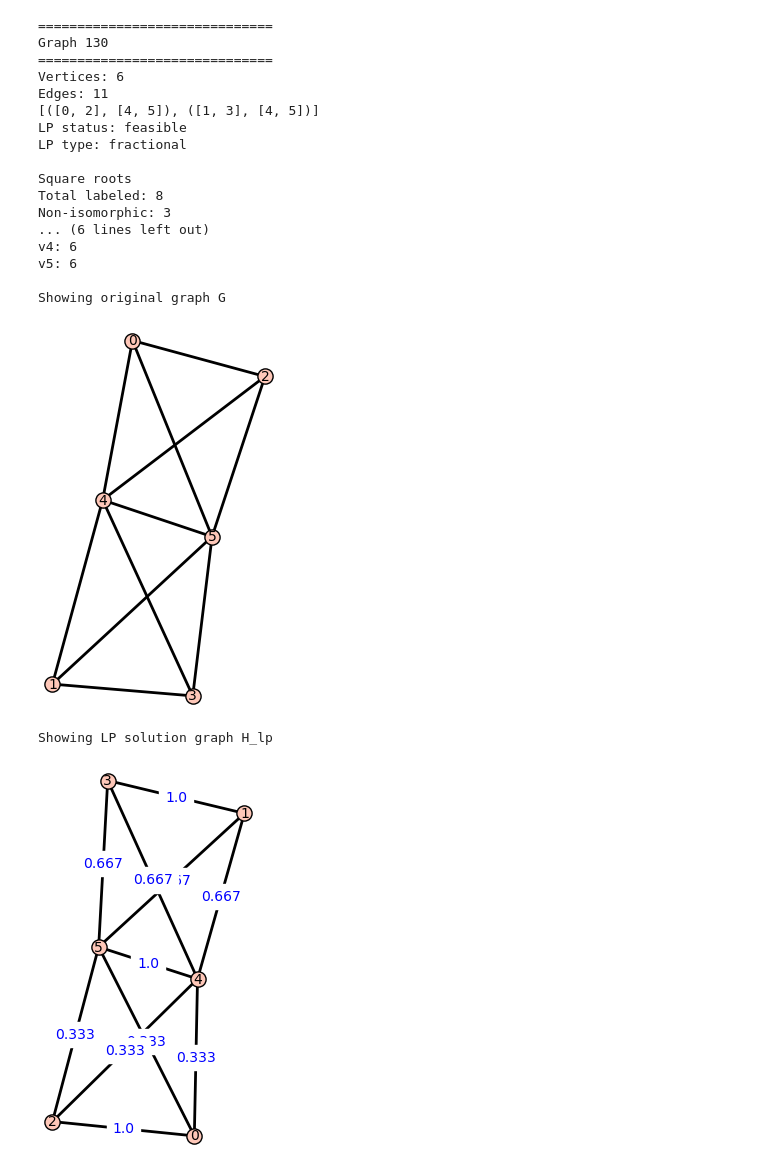
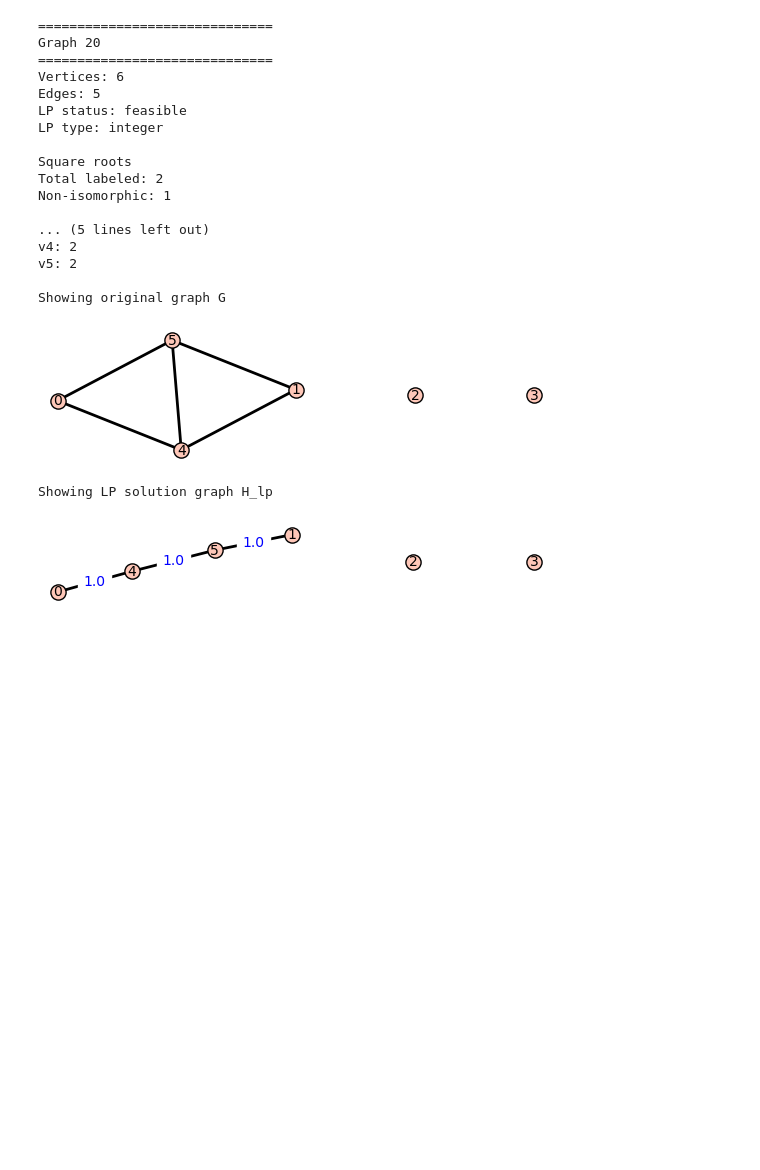
Before and after one commit to Hellwoodoo/Graph-Squares, a Jupyter notebook: Optimization of Graph Squares/Notebooks/AnalysisGraphSquares.ipynb, the cells around one changed output. Saved outputs shown, nothing was run; the diff lists cells and outputs as text; code cells hidden in the pictures; blank space fills up the shorter version.

```diff
--- a/Optimization of Graph Squares/Notebooks/AnalysisGraphSquares.ipynb
+++ b/Optimization of Graph Squares/Notebooks/AnalysisGraphSquares.ipynb
@@ -1478,8 +1489,8 @@ def analyze_graph_by_index(idx, n):
 
     try:
 
-        m, x = max_bipartite_symmetry_triangular_linear_program_symmetry(G)
-        # m, x = max_triangular_linear_program(G)
+        # m, x = max_bipartite_symmetry_triangular_linear_program_symmetry(G)
+        m, x = max_triangular_linear_program(G)
         m.solve()
 
         sol = m.get_values(x)
@@ -1567,46 +1578,46 @@ def analyze_graph_by_index(idx, n):
         is_dism = is_dismantlable_graph(H)
 
         print("Properties:")
         print(f"  Tree:            {is_tree}")
         print(f"  Bipartite:       {is_bip}")
         print(f"  Proper Interval: {is_prop_int}")
         print(f"  Girth > 6:       {girth_gt6}")
         print(f"  Block Graph:     {is_block}")
         print(f"  Comparability:   {is_comp}")
         print(f"  Dismantlable:    {is_dism}")
 
         p = H.plot(
             vertex_size=120,
             edge_thickness=2,
             vertex_labels=True,
             figsize=[8,8],
             title=f"Square root H{i+1}"
         )
 
         display(p.matplotlib())
 
-analyze_graph_by_index(130, 6)
+analyze_graph_by_index(20, 6)
 # %% [output]
 ==============================
-Graph 130
+Graph 20
 ==============================
 Vertices: 6
-Edges: 11
-[([0, 2], [4, 5]), ([1, 3], [4, 5])]
+Edges: 5
 LP status: feasible
-LP type: fractional
+LP type: integer
 
 Square roots
-Total labeled: 8
-Non-isomorphic: 3
-... (6 lines left out)
-v4: 6
-v5: 6
+Total labeled: 2
+Non-isomorphic: 1
+
+... (5 lines left out)
+v4: 2
+v5: 2
 
 Showing original graph G
-[figure, old version]
+[figure, new version]
 Showing LP solution graph H_lp
-[figure, old version]
+[figure, new version]
 Showing root 1
 Properties:
   Tree:            False
```
Also changed, not shown: parts of 4 cells of this notebook, 2 other files.
